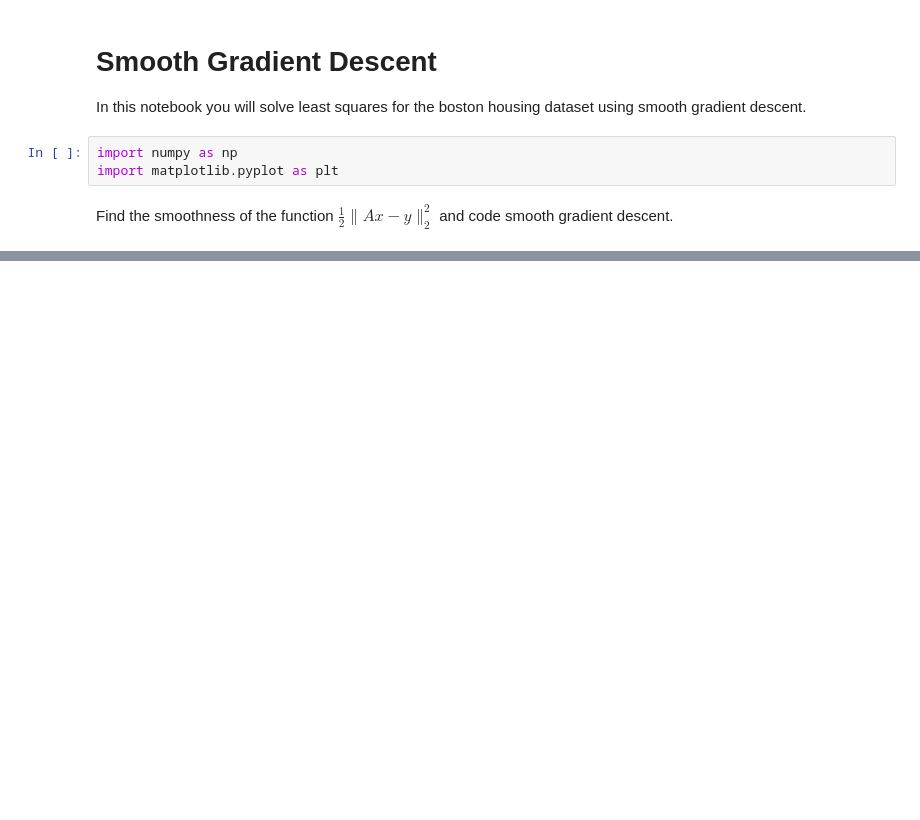
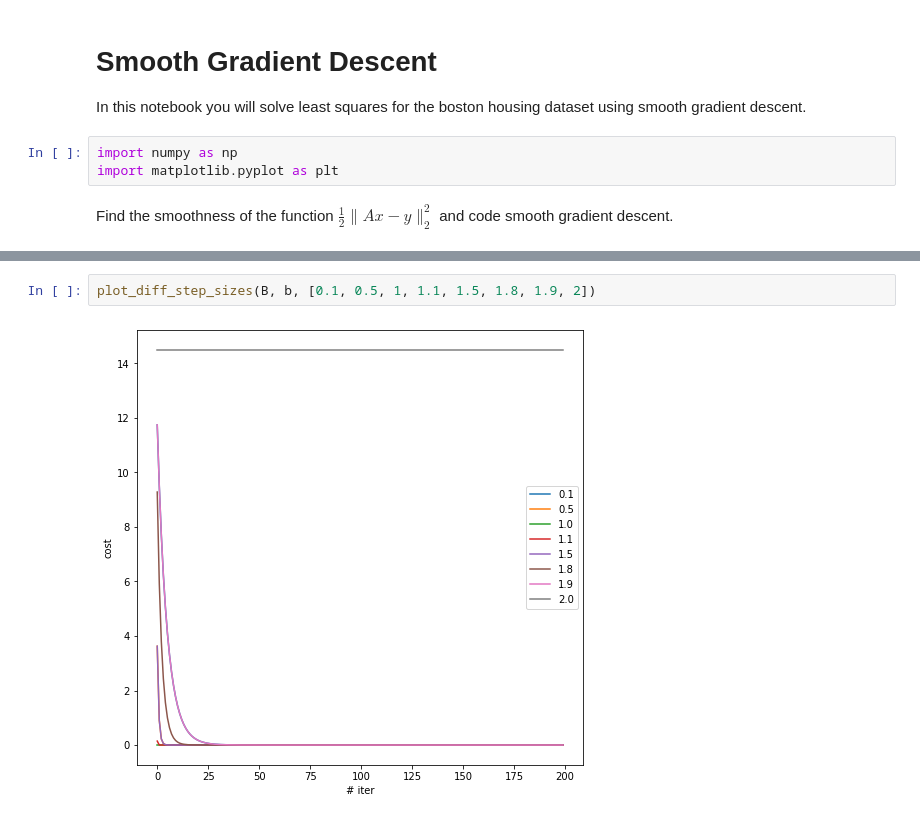
Before and after one commit to RuolinZheng08/cmsc25460-optimization, a Jupyter notebook: HW5_grad_descent.ipynb, the cells around one changed output, grey strips where cells are left out. Cells and saved outputs as stored; diff of their text form; blank space fills up the shorter version.

```diff
--- a/HW5_grad_descent.ipynb
+++ b/HW5_grad_descent.ipynb
@@ -73,0 +104,4 @@ plot_2d_solution(C, xs, b)
+# %%
+plot_diff_step_sizes(B, b, [0.1, 0.5, 1, 1.1, 1.5, 1.8, 1.9, 2])
+# %% [output]
+[figure, added]
```
Also changed, not shown: parts of 11 cells of this notebook.
